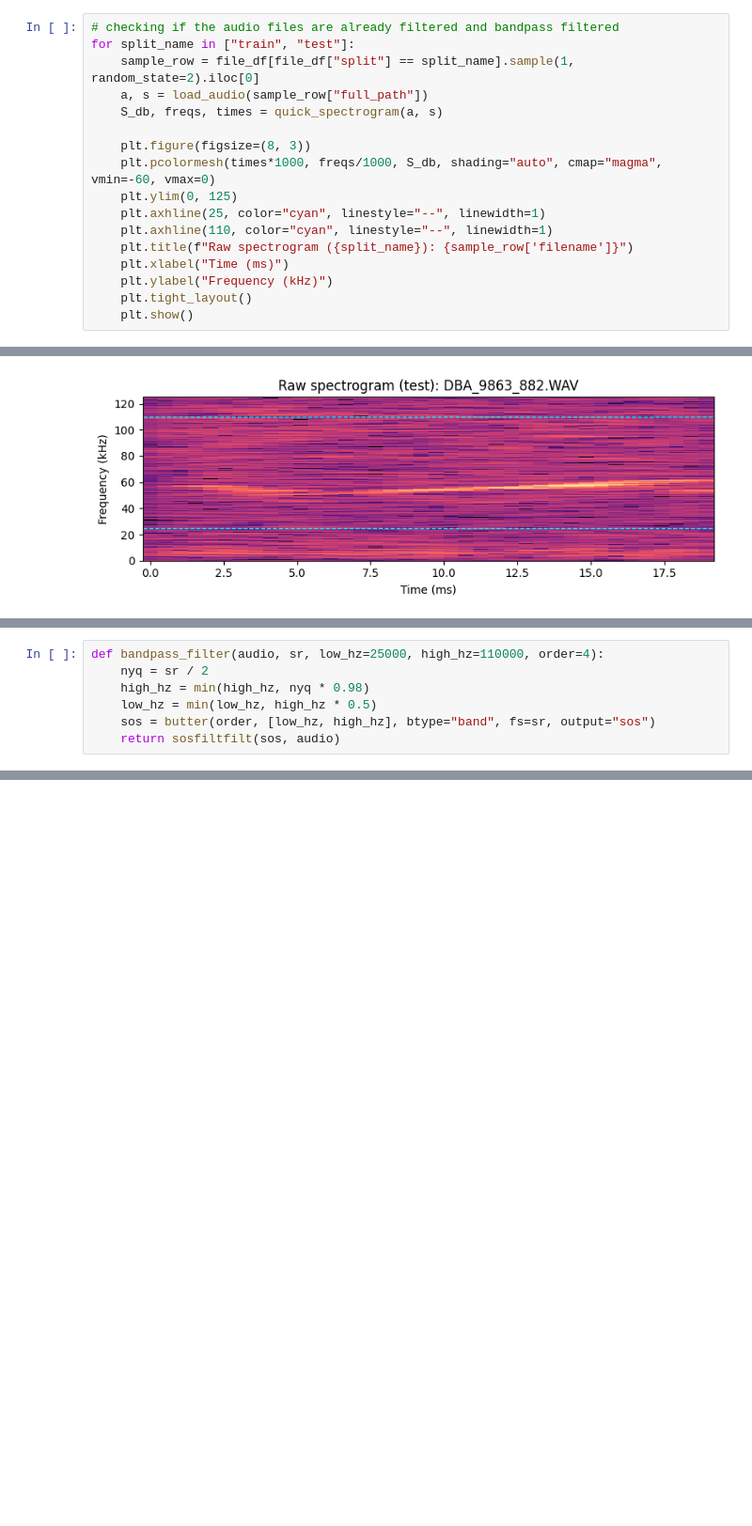
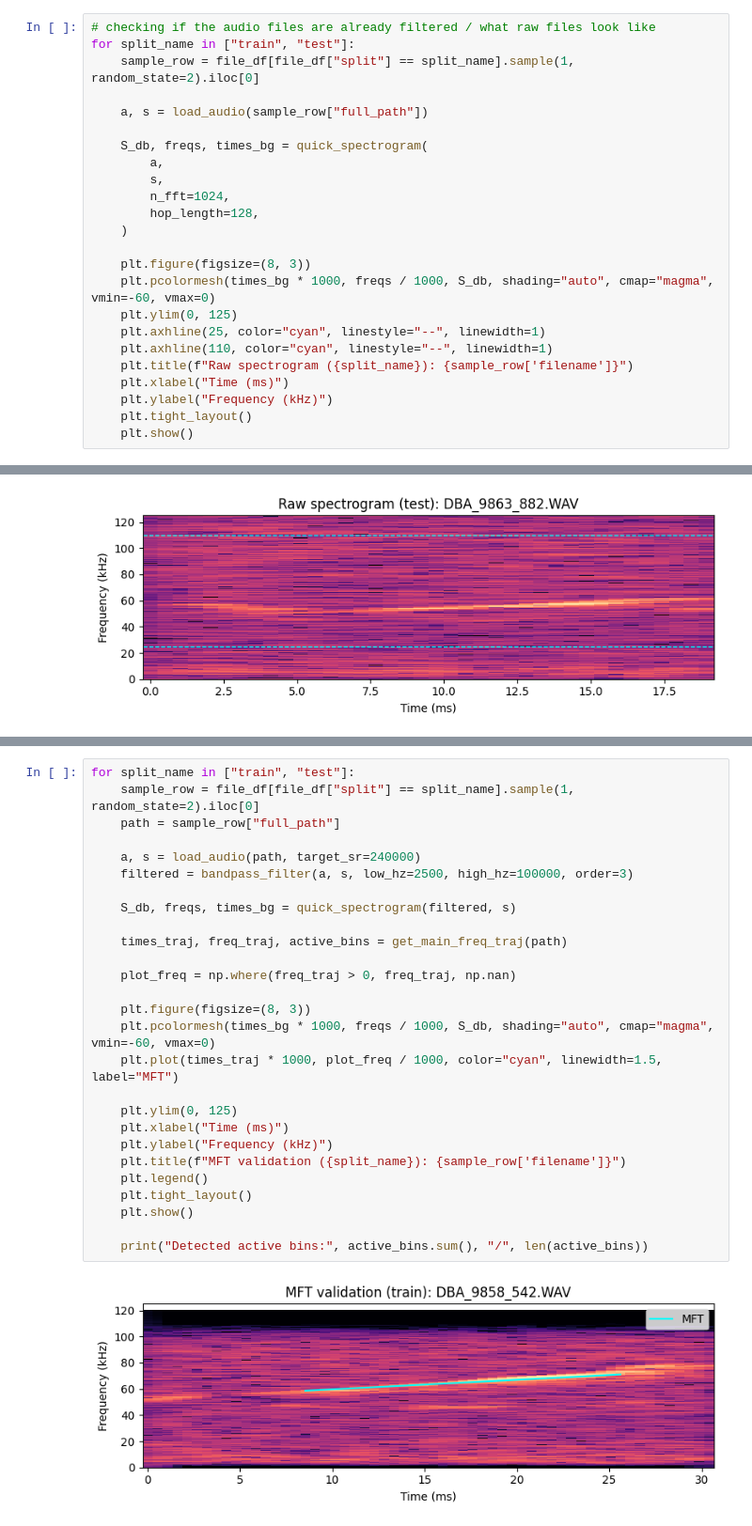
Before and after one commit to netra-khot/mouse-vocalization-2026, a Jupyter notebook: dataset_preparation/audio_preprocess_01.ipynb, the cells around one changed output, grey strips where cells are left out. Shown at 94% size. Cells and saved outputs as stored; diff of their text form; blank space fills up the shorter version.

```diff
--- a/dataset_preparation/audio_preprocess_01.ipynb
+++ b/dataset_preparation/audio_preprocess_01.ipynb
@@ -136,13 +135,20 @@ train  error: name 'bandpass_filter' is not defined    458
 Name: count, dtype: int64
 # %%
-# checking if the audio files are already filtered and bandpass filtered
+# checking if the audio files are already filtered / what raw files look like
 for split_name in ["train", "test"]:
     sample_row = file_df[file_df["split"] == split_name].sample(1, random_state=2).iloc[0]
+
     a, s = load_audio(sample_row["full_path"])
-    S_db, freqs, times = quick_spectrogram(a, s)
+
+    S_db, freqs, times_bg = quick_spectrogram(
+        a,
+        s,
+        n_fft=1024,
+        hop_length=128,
+    )
 
     plt.figure(figsize=(8, 3))
-    plt.pcolormesh(times*1000, freqs/1000, S_db, shading="auto", cmap="magma", vmin=-60, vmax=0)
+    plt.pcolormesh(times_bg * 1000, freqs / 1000, S_db, shading="auto", cmap="magma", vmin=-60, vmax=0)
     plt.ylim(0, 125)
     plt.axhline(25, color="cyan", linestyle="--", linewidth=1)
     plt.axhline(110, color="cyan", linestyle="--", linewidth=1)
@@ -174,7 +162,0 @@ def get_spectrogram(audio_path, n_fft=1024, hop_length=None):
-# %%
-def bandpass_filter(audio, sr, low_hz=25000, high_hz=110000, order=4):
-    nyq = sr / 2
-    high_hz = min(high_hz, nyq * 0.98)
-    low_hz = min(low_hz, high_hz * 0.5)
-    sos = butter(order, [low_hz, high_hz], btype="band", fs=sr, output="sos")
-    return sosfiltfilt(sos, audio)
@@ -206,0 +163,29 @@ for split_name in ["train", "test"]:
+# %%
+for split_name in ["train", "test"]:
+    sample_row = file_df[file_df["split"] == split_name].sample(1, random_state=2).iloc[0]
+    path = sample_row["full_path"]
+
+    a, s = load_audio(path, target_sr=240000)
+    filtered = bandpass_filter(a, s, low_hz=2500, high_hz=100000, order=3)
+
+    S_db, freqs, times_bg = quick_spectrogram(filtered, s)
+
+    times_traj, freq_traj, active_bins = get_main_freq_traj(path)
+
+    plot_freq = np.where(freq_traj > 0, freq_traj, np.nan)
+
+    plt.figure(figsize=(8, 3))
+    plt.pcolormesh(times_bg * 1000, freqs / 1000, S_db, shading="auto", cmap="magma", vmin=-60, vmax=0)
+    plt.plot(times_traj * 1000, plot_freq / 1000, color="cyan", linewidth=1.5, label="MFT")
+
+    plt.ylim(0, 125)
+    plt.xlabel("Time (ms)")
+    plt.ylabel("Frequency (kHz)")
+    plt.title(f"MFT validation ({split_name}): {sample_row['filename']}")
+    plt.legend()
+    plt.tight_layout()
+    plt.show()
+
+    print("Detected active bins:", active_bins.sum(), "/", len(active_bins))
+# %% [output]
+[figure, added]
```
Also changed, not shown: parts of 9 cells of this notebook, 2 other files.
